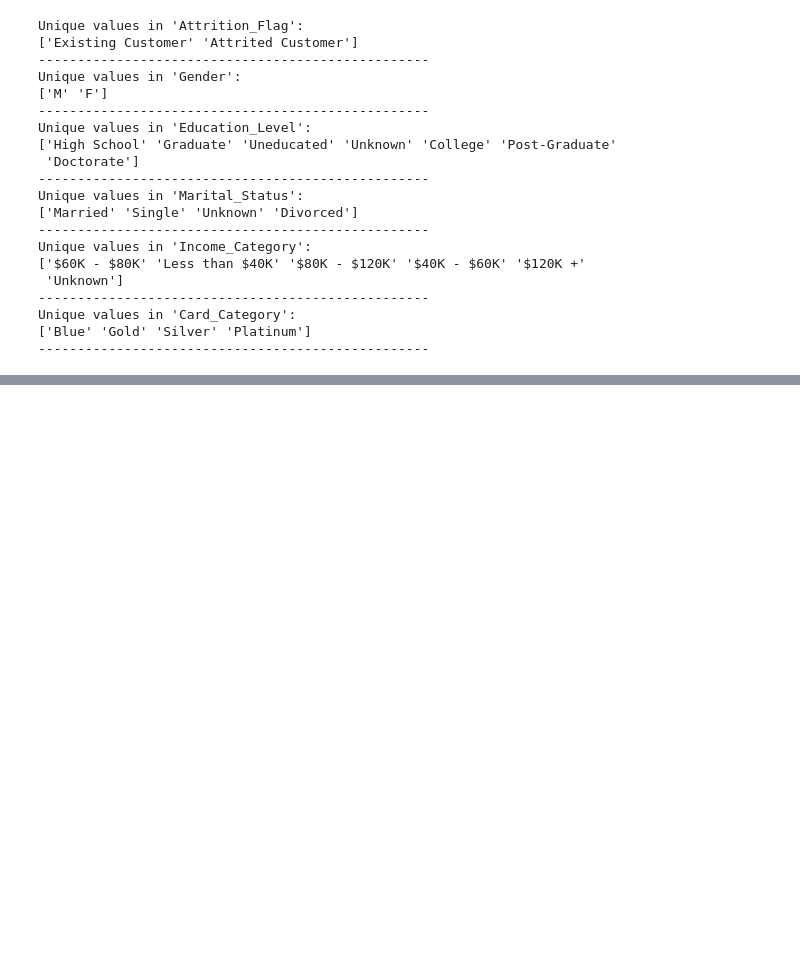
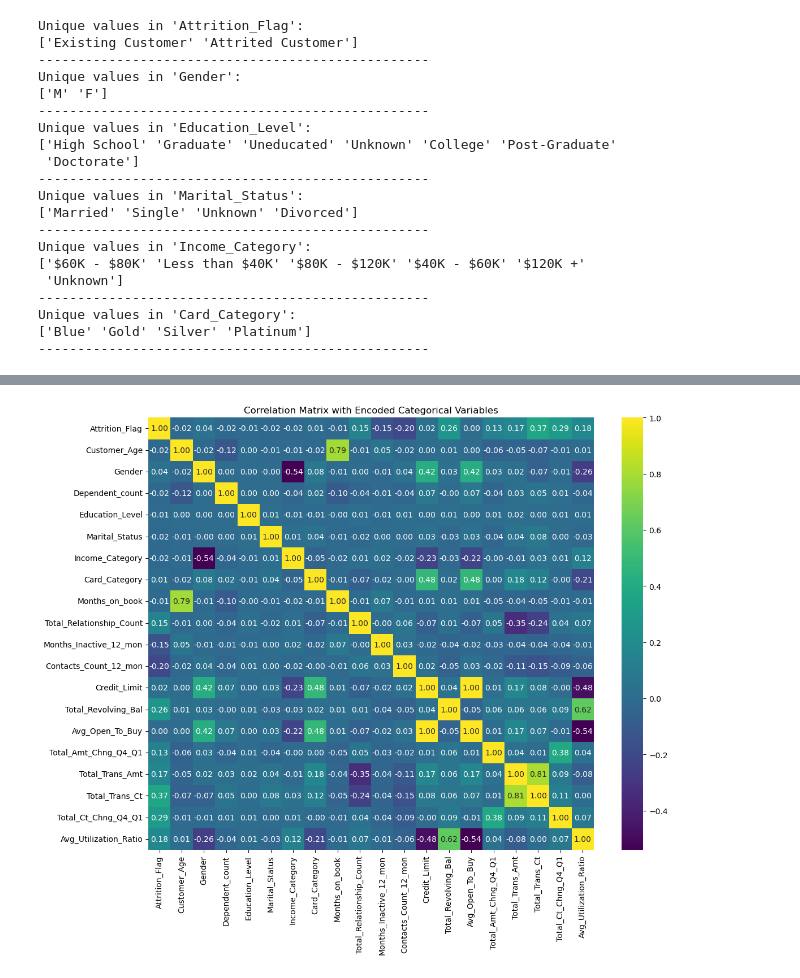
Before and after one commit to CobaltConcrete/DSAI-miniproject, a Jupyter notebook: BankChurn/actual.ipynb, the cells around one changed output, grey strips where cells are left out. Cells and saved outputs as stored; diff of their text form; code cells hidden in the pictures; blank space fills up the shorter version.

```diff
--- a/BankChurn/actual.ipynb
+++ b/BankChurn/actual.ipynb
@@ -217,3 +123,40 @@ plt.show()
+# %%
+import pandas as pd
+import seaborn as sns
+import matplotlib.pyplot as plt
+from sklearn.preprocessing import LabelEncoder
+
+# List of categorical columns as provided.
+categorical_cols = [
+    'Attrition_Flag',
+    'Gender',
+    'Education_Level',
+    'Marital_Status',
+    'Income_Category',
+    'Card_Category'
+]
+
+# Create a copy of the DataFrame for encoding.
+df_encoded = IQR_cleaned_df.copy()
+
+# Apply label encoding to each categorical column.
+le = LabelEncoder()
+for col in categorical_cols:
+    df_encoded[col] = le.fit_transform(df_encoded[col])
+
+# Compute the correlation matrix for the entire DataFrame.
+corr_matrix = df_encoded.corr()
+
+# Create a heatmap for the correlation matrix.
+plt.figure(figsize=(12, 10))
+sns.heatmap(corr_matrix, cmap='viridis', annot=True, fmt=".2f")
+plt.title('Correlation Matrix with Encoded Categorical Variables')
+plt.xticks(rotation=90)
+plt.yticks(rotation=0)
+plt.tight_layout()
+plt.show()
+# %% [output]
+[figure, added]
 # %%
 import pandas as pd
 from sklearn.feature_selection import f_classif
```
Also changed, not shown: parts of 7 cells of this notebook, 1 other file.
